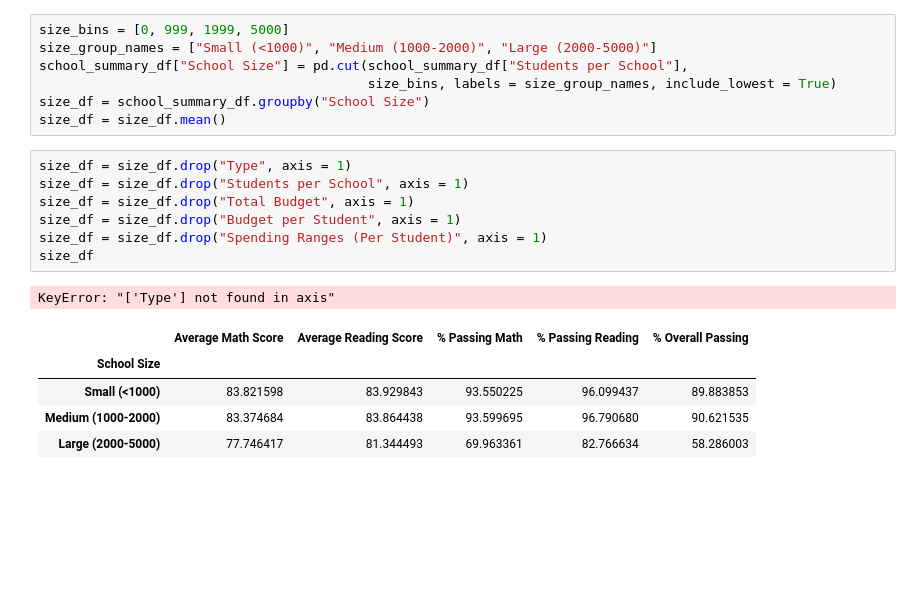
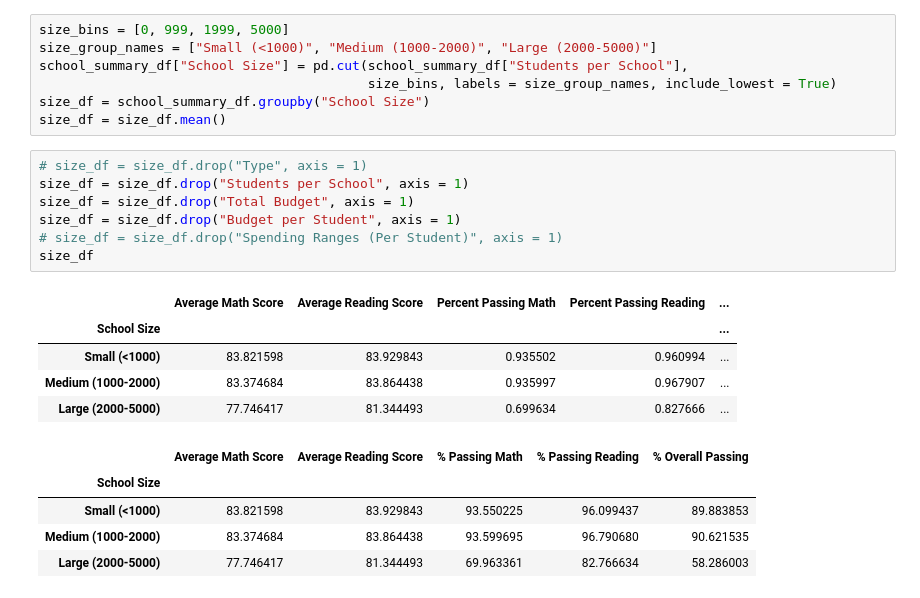
Before and after one commit to pjb327/panda_hw, a Jupyter notebook: PyCitySchools/PyCitySchools_starter.ipynb, the cells around one changed output. Drawn from its saved outputs; the diff is of its cells as text; blank space fills up the shorter version.

```diff
--- a/PyCitySchools/PyCitySchools_starter.ipynb
+++ b/PyCitySchools/PyCitySchools_starter.ipynb
@@ -536,14 +541,18 @@ school_summary_df["School Size"] = pd.cut(school_summary_df["Students per School
 size_df = school_summary_df.groupby("School Size")
 size_df = size_df.mean()
 # %%
-size_df = size_df.drop("Type", axis = 1)
+# size_df = size_df.drop("Type", axis = 1)
 size_df = size_df.drop("Students per School", axis = 1)
 size_df = size_df.drop("Total Budget", axis = 1)
 size_df = size_df.drop("Budget per Student", axis = 1)
-size_df = size_df.drop("Spending Ranges (Per Student)", axis = 1)
+# size_df = size_df.drop("Spending Ranges (Per Student)", axis = 1)
 size_df
 # %% [output]
-KeyError: "['Type'] not found in axis"
+|  | Average Math Score | Average Reading Score | Percent Passing Math | Percent Passing Reading | ... |
+| School Size |  |  |  |  | ... |
+| Small (<1000) | 83.821598 | 83.929843 | 0.935502 | 0.960994 | ... |
+| Medium (1000-2000) | 83.374684 | 83.864438 | 0.935997 | 0.967907 | ... |
+| Large (2000-5000) | 77.746417 | 81.344493 | 0.699634 | 0.827666 | ... |
 # %%
 # %% [output]
 |  | Average Math Score | Average Reading Score | % Passing Math | % Passing Reading | % Overall Passing |
```
Also changed, not shown: parts of 1 cell of this notebook.
